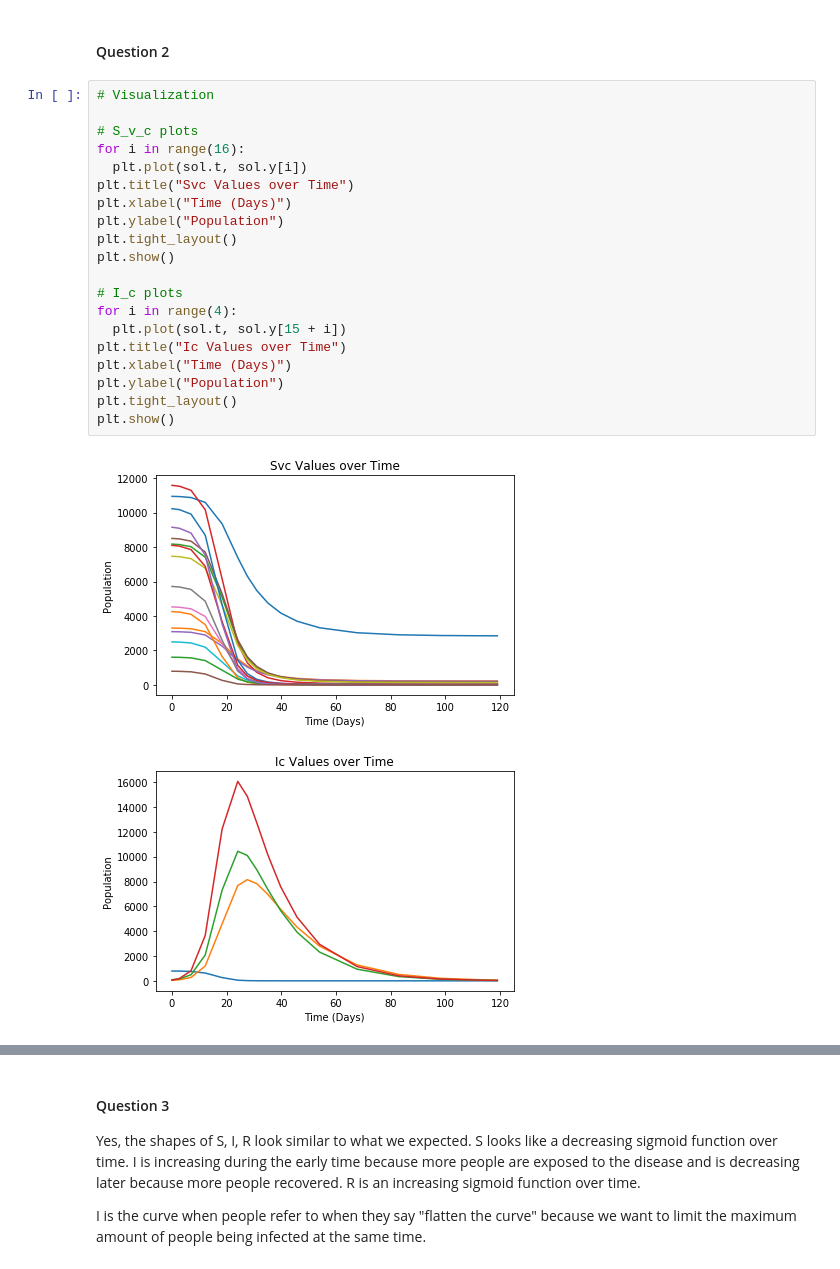
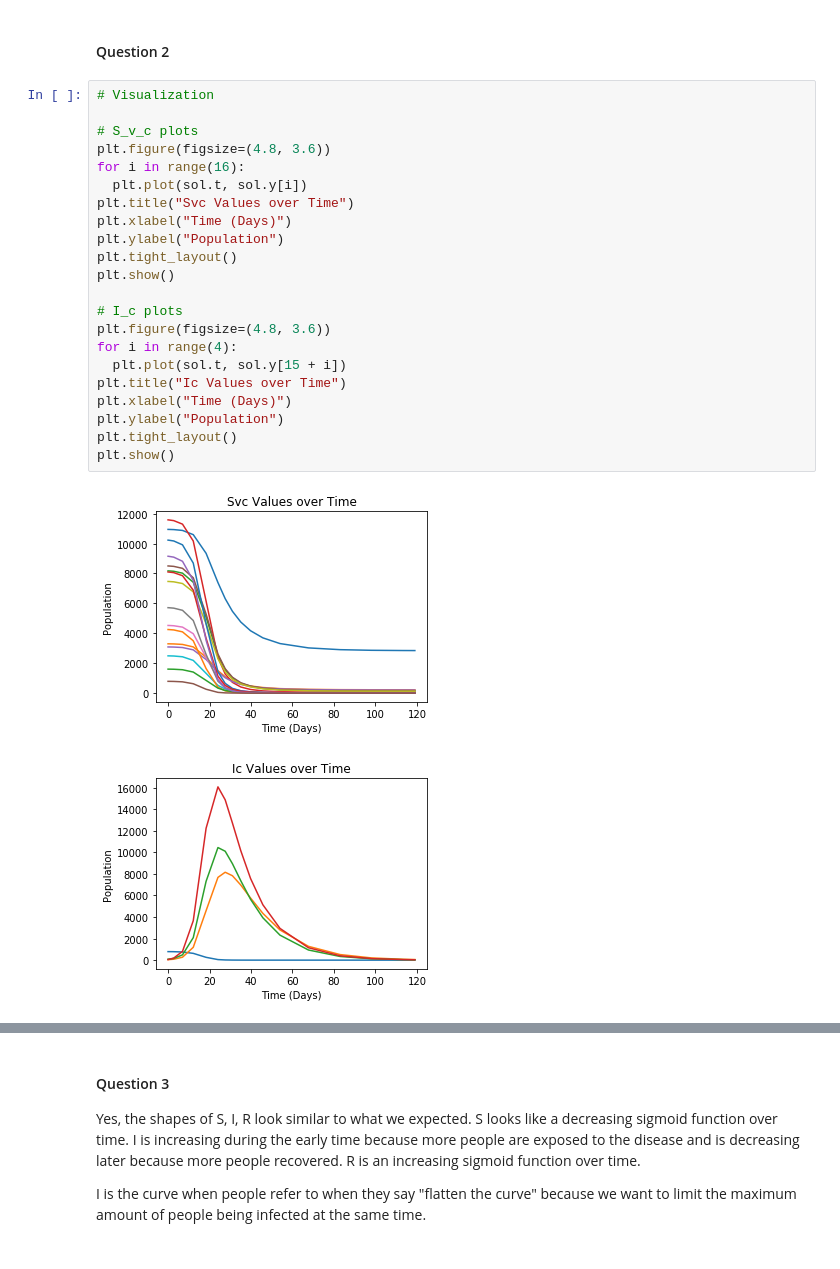
Before and after one commit to helenziyihuang/cs190dd_f20_COVID_19_SIR_project, a Jupyter notebook: Part 1.ipynb, the cells around one changed output, grey strips where cells are left out. Saved outputs shown, nothing was run; the diff lists cells and outputs as text.

Commit message:
modify plot size

```diff
--- a/Part 1.ipynb
+++ b/Part 1.ipynb
@@ -123,26 +123,28 @@ sol = integrate.solve_ivp(SIR_model, (t[0], t[-1]), SIR_initial, args=(betas,gam
 # %%
 # Visualization
 
 # S_v_c plots
+plt.figure(figsize=(4.8, 3.6))
 for i in range(16):
   plt.plot(sol.t, sol.y[i])
 plt.title("Svc Values over Time")
 plt.xlabel("Time (Days)")
 plt.ylabel("Population")
 plt.tight_layout()
 plt.show()
 
 # I_c plots
+plt.figure(figsize=(4.8, 3.6))
 for i in range(4):
   plt.plot(sol.t, sol.y[15 + i])
 plt.title("Ic Values over Time")
 plt.xlabel("Time (Days)")
 plt.ylabel("Population")
 plt.tight_layout()
 plt.show()
 # %% [output]
-[figure, old version]
+[figure, new version]
-[figure, old version]
+[figure, new version]
 # %%
 # Overall S & R plot
 
```
Also changed, not shown: parts of 8 cells of this notebook.
